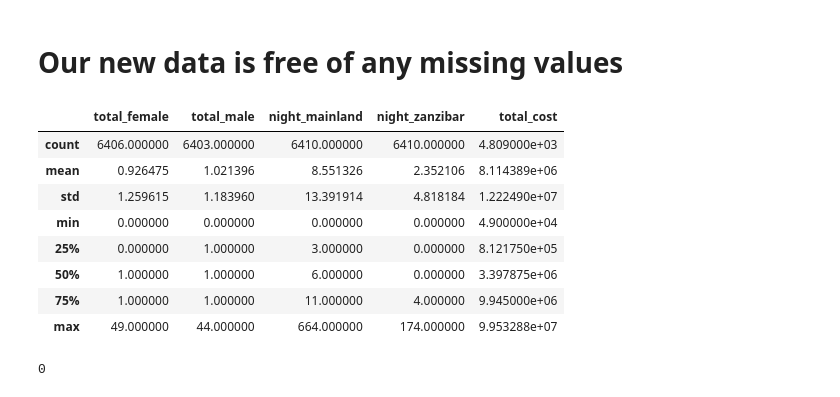
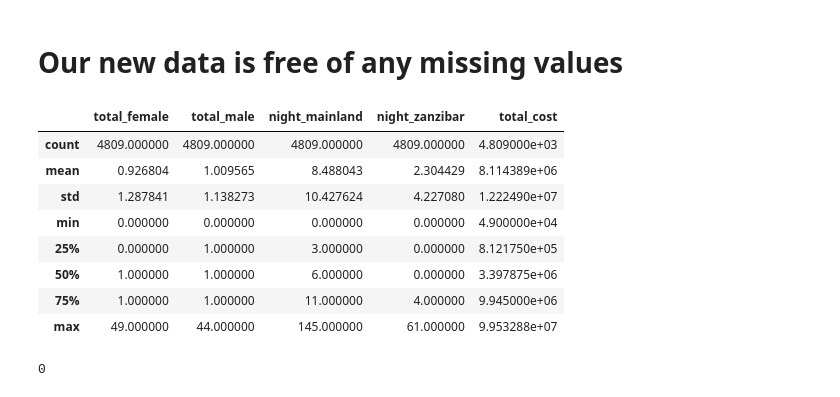
Before and after one commit to marshmoses/Tanzania_Tourism_Prediction, a Jupyter notebook: main.ipynb, the cells around one changed output. Saved outputs shown, nothing was run; the diff lists cells and outputs as text; code cells hidden in the pictures.

```diff
--- a/main.ipynb
+++ b/main.ipynb
@@ -313,17 +447,17 @@ dtype: int64
 # Our new data is free of any missing values
 # %%
 
-df.describe()#summary statistics of the data
+Train.describe()#summary statistics of the data
 # %% [output]
 |  | total_female | total_male | night_mainland | night_zanzibar | total_cost |
-| count | 6406.000000 | 6403.000000 | 6410.000000 | 6410.000000 | 4.809000e+03 |
-| mean | 0.926475 | 1.021396 | 8.551326 | 2.352106 | 8.114389e+06 |
-| std | 1.259615 | 1.183960 | 13.391914 | 4.818184 | 1.222490e+07 |
+| count | 4809.000000 | 4809.000000 | 4809.000000 | 4809.000000 | 4.809000e+03 |
+| mean | 0.926804 | 1.009565 | 8.488043 | 2.304429 | 8.114389e+06 |
+| std | 1.287841 | 1.138273 | 10.427624 | 4.227080 | 1.222490e+07 |
 | min | 0.000000 | 0.000000 | 0.000000 | 0.000000 | 4.900000e+04 |
 | 25% | 0.000000 | 1.000000 | 3.000000 | 0.000000 | 8.121750e+05 |
 | 50% | 1.000000 | 1.000000 | 6.000000 | 0.000000 | 3.397875e+06 |
 | 75% | 1.000000 | 1.000000 | 11.000000 | 4.000000 | 9.945000e+06 |
-| max | 49.000000 | 44.000000 | 664.000000 | 174.000000 | 9.953288e+07 |
+| max | 49.000000 | 44.000000 | 145.000000 | 61.000000 | 9.953288e+07 |
 # %%
 
 #check for duplicates
```
Also changed, not shown: parts of 90 cells of this notebook, 2 other files.
